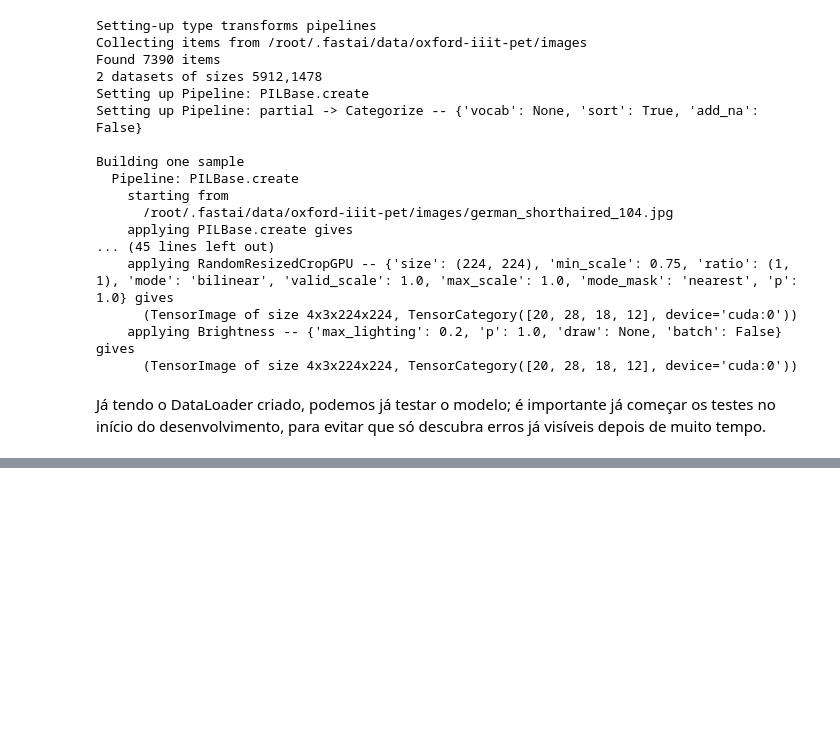
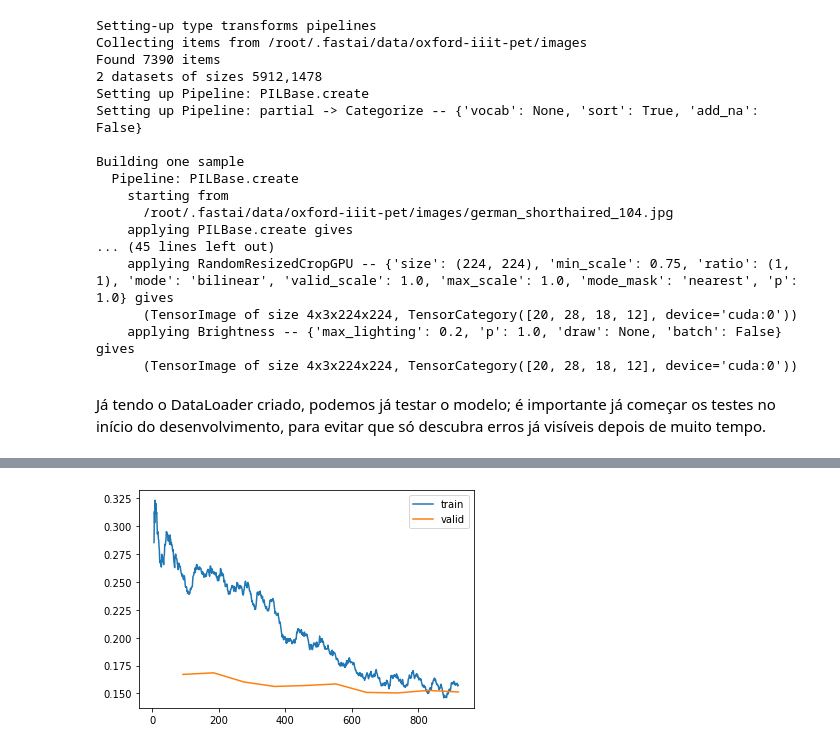
Before and after one commit to pxpc2/aprendizadodemaquina-unb, a Jupyter notebook: imgclassifier.ipynb, the cells around one changed output, grey strips where cells are left out. Saved outputs shown, nothing was run; the diff lists cells and outputs as text; code cells hidden in the pictures; blank space fills up the shorter version.

```diff
--- a/imgclassifier.ipynb
+++ b/imgclassifier.ipynb
@@ -133,0 +174,2 @@ len(preds[0]), preds[0].sum()
+# %%
+learn.fit_one_cycle(6, lr_max=(1e-5))
@@ -133,0 +186,2 @@ len(preds[0]), preds[0].sum()
+# %%
+learn.fit_one_cycle(10, lr_max=slice(1e-6, 1e-4))
@@ -133,0 +202,4 @@ len(preds[0]), preds[0].sum()
+# %%
+learn.recorder.plot_loss()
+# %% [output]
+[figure, added]
```
Also changed, not shown: parts of 23 cells of this notebook.
